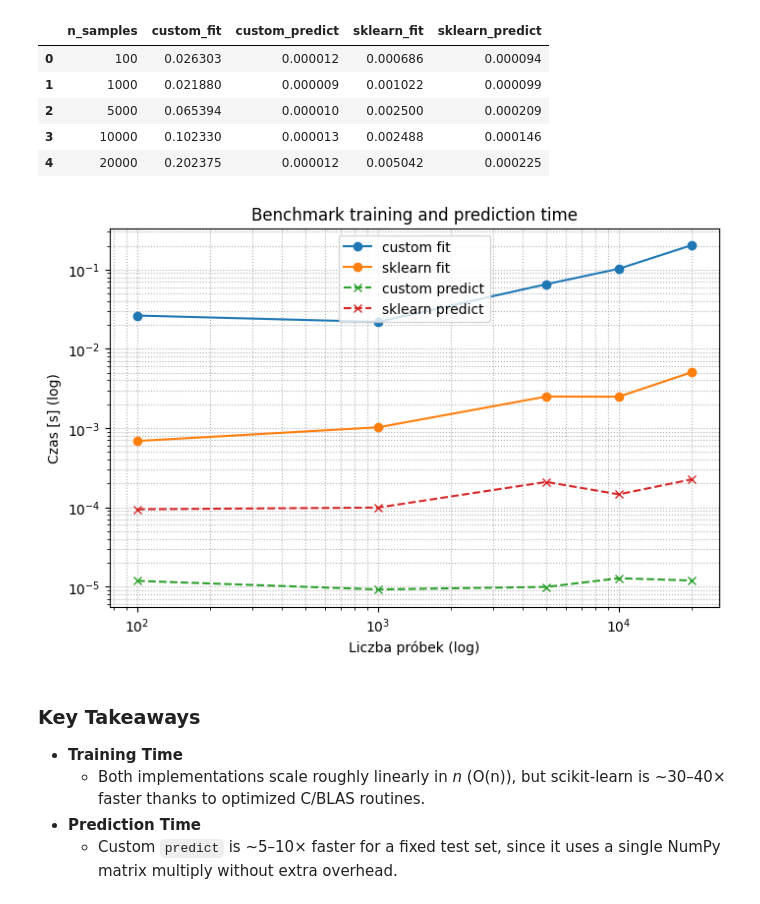
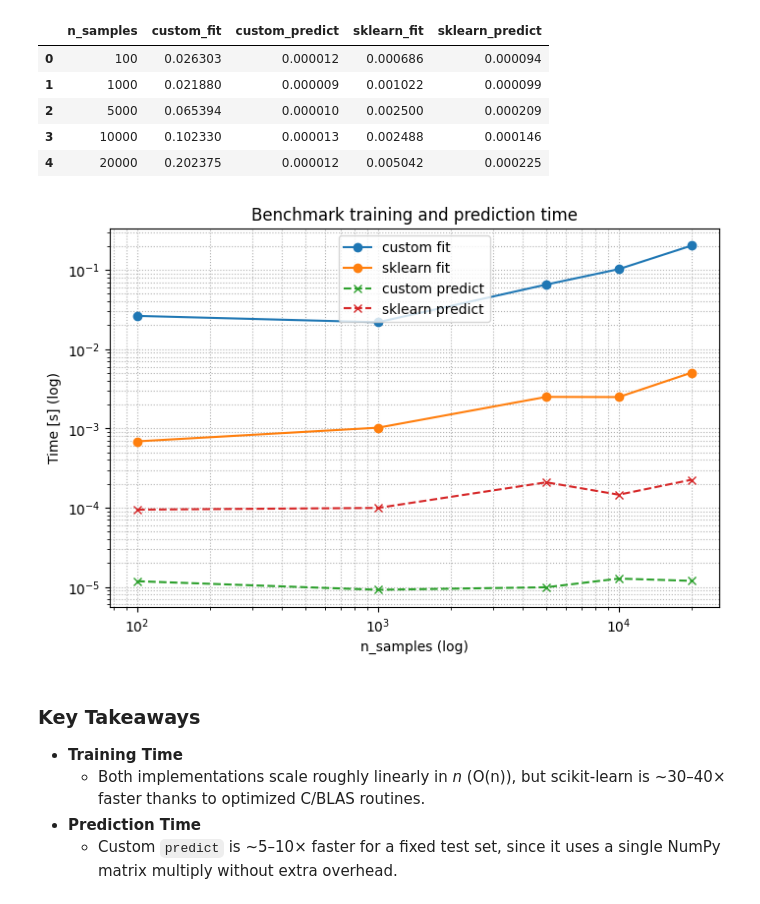
Before and after one commit to viderson/ml_from_scratch, a Jupyter notebook: notebooks/compare_linear_regression.ipynb, the cells around one changed output. Saved outputs shown, nothing was run; the diff lists cells and outputs as text; code cells hidden in the pictures.

```diff
--- a/notebooks/compare_linear_regression.ipynb
+++ b/notebooks/compare_linear_regression.ipynb
@@ -107,17 +107,17 @@ df
 # %%
 plt.figure(figsize=(8,5))
 plt.loglog(df['n_samples'], df['custom_fit'], marker='o', label='custom fit')
 plt.loglog(df['n_samples'], df['sklearn_fit'], marker='o', label='sklearn fit')
 plt.loglog(df['n_samples'], df['custom_predict'], marker='x', linestyle='--', label='custom predict')
 plt.loglog(df['n_samples'], df['sklearn_predict'], marker='x', linestyle='--', label='sklearn predict')
-plt.xlabel('Liczba próbek (log)')
-plt.ylabel('Czas [s] (log)')
+plt.xlabel('n_samples (log)')
+plt.ylabel('Time [s] (log)')
 plt.title('Benchmark training and prediction time')
 plt.legend()
 plt.grid(True, which="both", ls=":")
 plt.show()
 # %% [output]
-[figure, old version]
+[figure, new version]
 # %% [markdown]
 ### Key Takeaways
 
```
Also changed, not shown: parts of 2 cells of this notebook, 3 other files.
